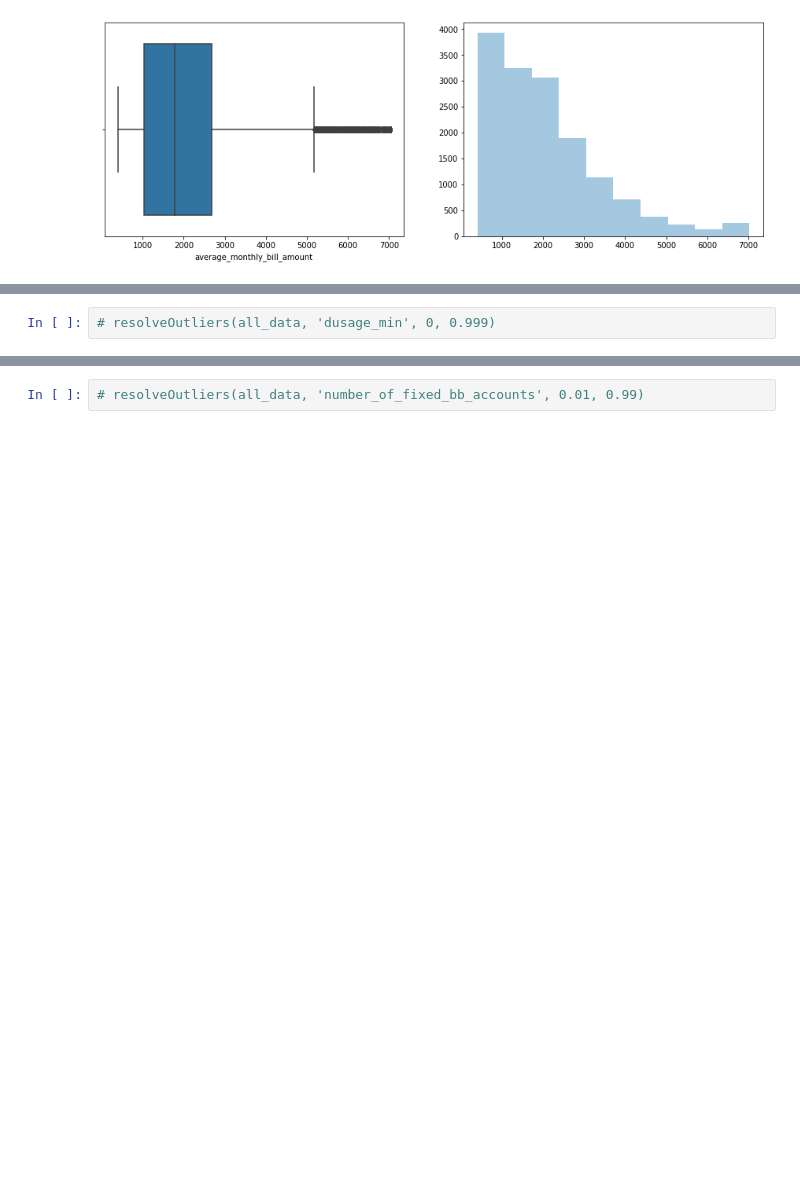
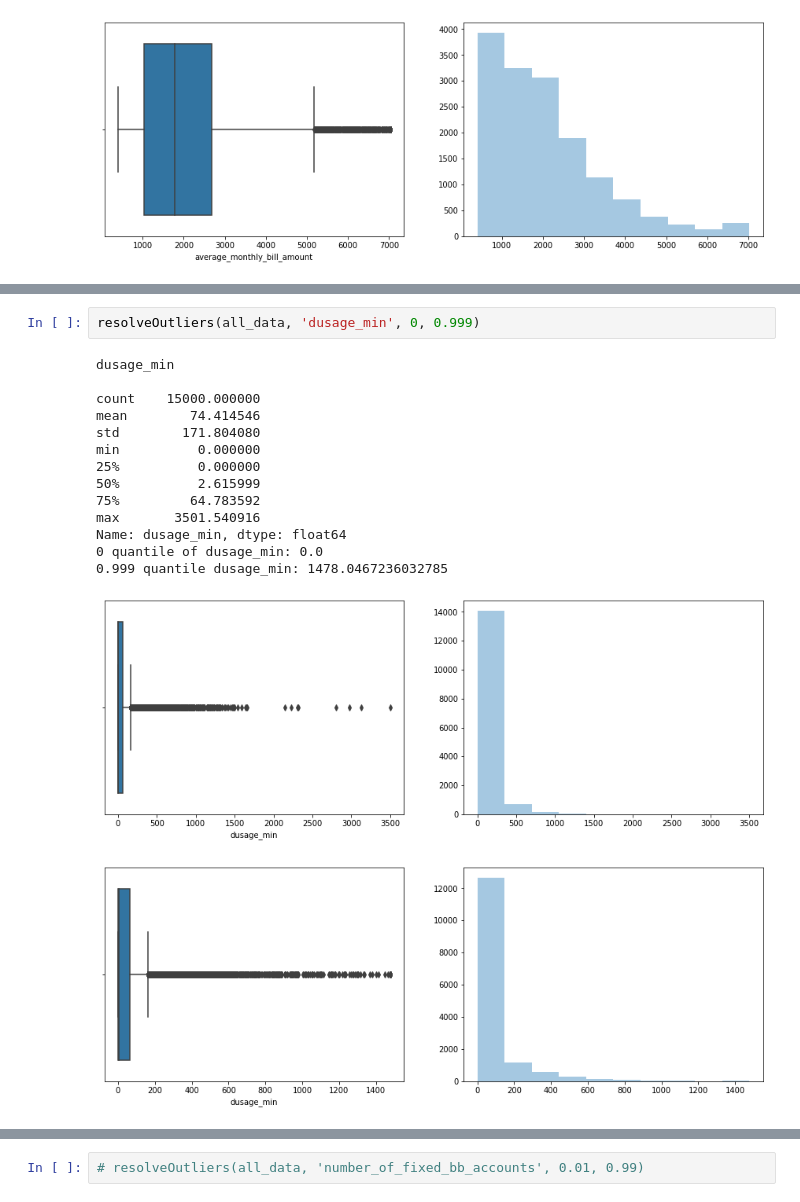
Before and after one commit to thuvarahan97/ADL-AI-Summit-2021---AI-Vendors, a Jupyter notebook: RentalPlan.ipynb, the cells around one changed output, grey strips where cells are left out. Drawn from its saved outputs; the diff is of its cells as text; blank space fills up the shorter version.

```diff
--- a/RentalPlan.ipynb
+++ b/RentalPlan.ipynb
@@ -452,3 +461,19 @@ Name: average_monthly_bill_amount, dtype: float64
 # %%
-# resolveOutliers(all_data, 'dusage_min', 0, 0.999)
+resolveOutliers(all_data, 'dusage_min', 0, 0.999)
+# %% [output]
+dusage_min
+
+count    15000.000000
+mean        74.414546
+std        171.804080
+min          0.000000
+25%          0.000000
+50%          2.615999
+75%         64.783592
+max       3501.540916
+Name: dusage_min, dtype: float64
+0 quantile of dusage_min: 0.0
+0.999 quantile dusage_min: 1478.0467236032785
+[figure, added]
+[figure, added]
 # %%
```
Also changed, not shown: parts of 52 cells of this notebook.
